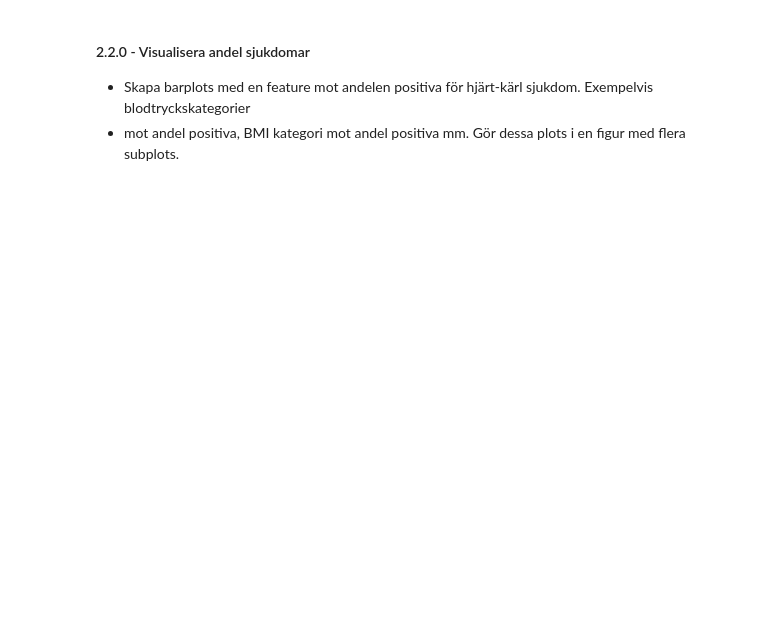
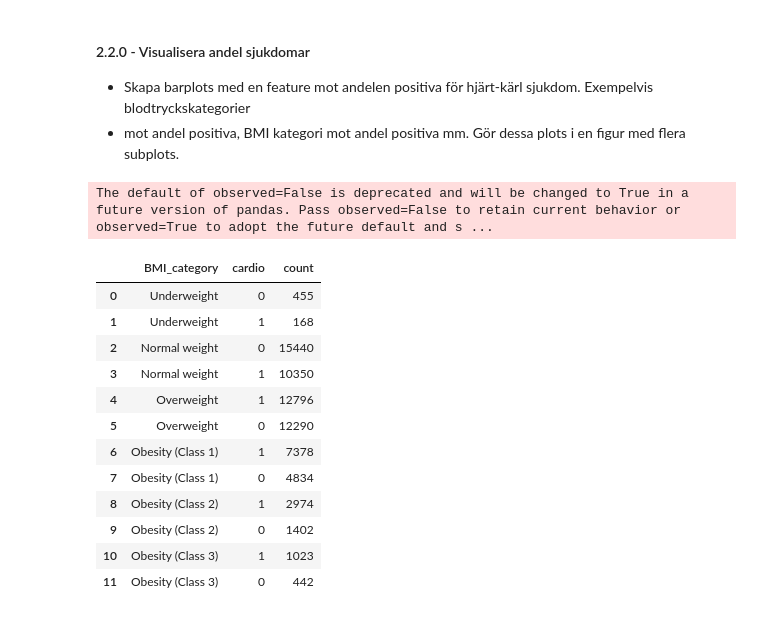
Before and after one commit to NoahEliasson/AI-Noah-Eliasson-OPA23, a Jupyter notebook: labs/Lab_1_Recommendation_system.ipynb, the cells around one changed output. Cells and saved outputs as stored; diff of their text form; code cells hidden in the pictures; blank space fills up the shorter version.

```diff
--- a/labs/Lab_1_Recommendation_system.ipynb
+++ b/labs/Lab_1_Recommendation_system.ipynb
@@ -602,0 +604,18 @@ fig.show()
+# %%
+cardio_bmi = df_disease.groupby("BMI_category")["cardio"].value_counts().reset_index(name="count")
+cardio_bmi
+# %% [output]
+The default of observed=False is deprecated and will be changed to True in a future version of pandas. Pass observed=False to retain current behavior or observed=True to adopt the future default and s ...
+|  | BMI_category | cardio | count |
+| 0 | Underweight | 0 | 455 |
+| 1 | Underweight | 1 | 168 |
+| 2 | Normal weight | 0 | 15440 |
+| 3 | Normal weight | 1 | 10350 |
+| 4 | Overweight | 1 | 12796 |
+| 5 | Overweight | 0 | 12290 |
+| 6 | Obesity (Class 1) | 1 | 7378 |
+| 7 | Obesity (Class 1) | 0 | 4834 |
+| 8 | Obesity (Class 2) | 1 | 2974 |
+| 9 | Obesity (Class 2) | 0 | 1402 |
+| 10 | Obesity (Class 3) | 1 | 1023 |
+| 11 | Obesity (Class 3) | 0 | 442 |
```
Also changed, not shown: parts of 19 cells of this notebook, 3 other files.
